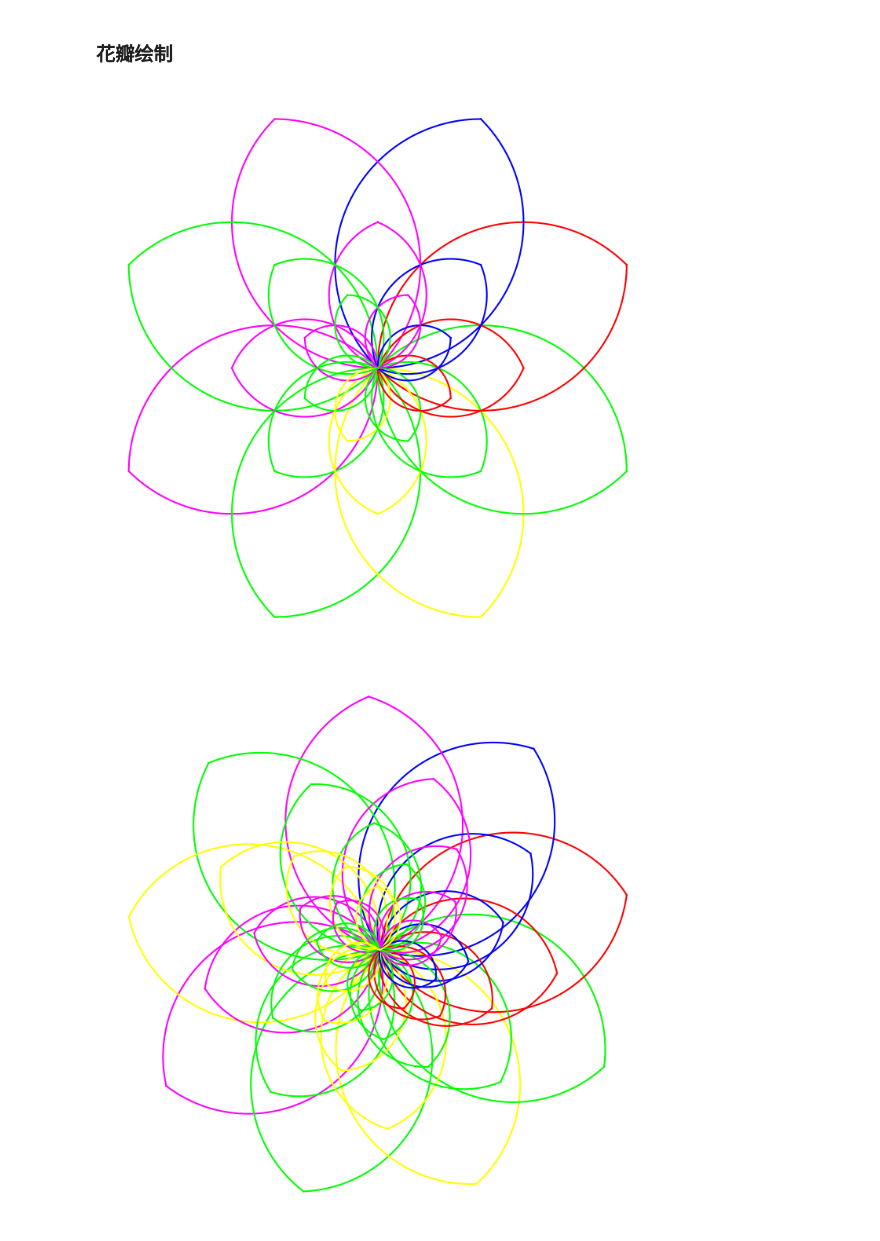
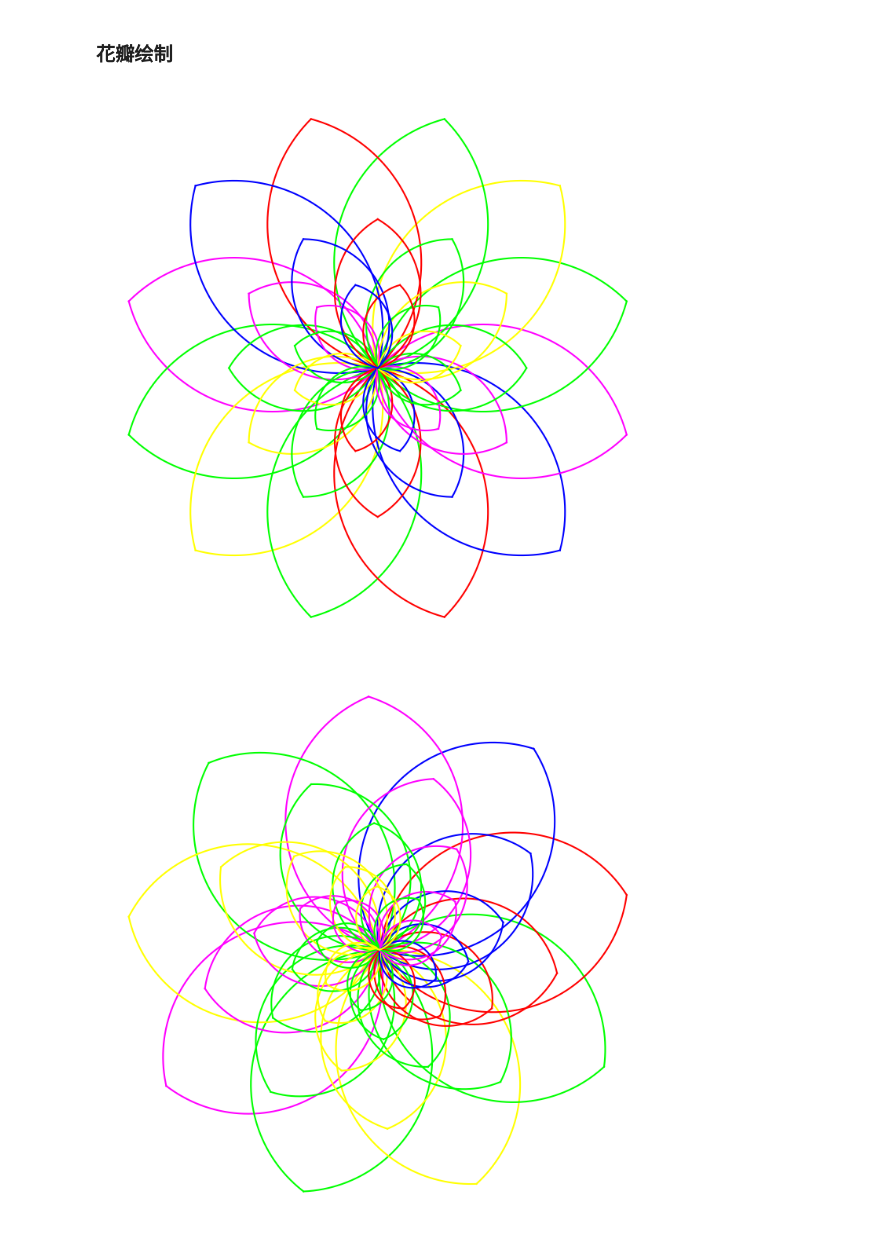
Before and after one commit to lbylzkx/Circle-Point-Manuscript, a Jupyter notebook: publication.ipynb, the cells around one changed output. Drawn from its saved outputs; the diff is of its cells as text; code cells hidden in the pictures.

```diff
--- a/publication.ipynb
+++ b/publication.ipynb
@@ -329,42 +357,42 @@ plt.axis("off")
 # N：一层花瓣数
 # n:花瓣基数
 M = 3
-N = 8
-n = 8
+N = 12
+n = 6
 color = "#f0f"
 colors = ['#f0f', '#0f0', '#ff0', '#0f0', '#f00', 'b']*8
 colors1 = ['r', 'orange', 'yellow', 'green', 'blue', 'purple']
 theta = 2 * np.pi / N
 for j in range(M + 1, 1, -1):
     for i in range(0, N):
         one_petal(
             (0, 0),
             np.sqrt(2 * np.cos(np.pi / n)) ** (2 * j - 1),
             n,
             2 * i * np.pi / N + (j - 1) * np.pi / N + theta,
             colors[i],
         )
 
 
 # def one_layer_flower_by_petal(center, R, n, theta, color):
 #     for i in range(0, n):
 #         one_petal(center, R, n, 2 * i * np.pi / n + theta, color)
 
 
 # for j in range(M, 0,-1):
 #     one_layer_flower_by_petal((0, 0), np.sqrt(
 #         2 * np.cos(np.pi / n)) ** (2 * j), N, 0, colors[j])
 # print(colors[j])
 
 # for j in range(1, M + 1):
 #     flower_by_petal((0, 0), np.sqrt(j), M, N, n, (j-1)*np.pi/N/2, 'b')
 # flower_by_petal((0, 0), np.sqrt(4), M, N, n, np.pi/N,'b')
 # image_path = f'./images/Publication/flower_by_petal_{M}_{N}_{n}.jpg'
 # fig.savefig(image_path, dpi=400)
 
 plt.show()
 # %% [output]
-[figure, old version]
+[figure, new version]
 # %%
 fig.savefig("./images/Publication/flower_by_petal_35_35_5.jpg", dpi=1200)
 # %%
```
Also changed, not shown: parts of 2 cells of this notebook, 3 other files.
